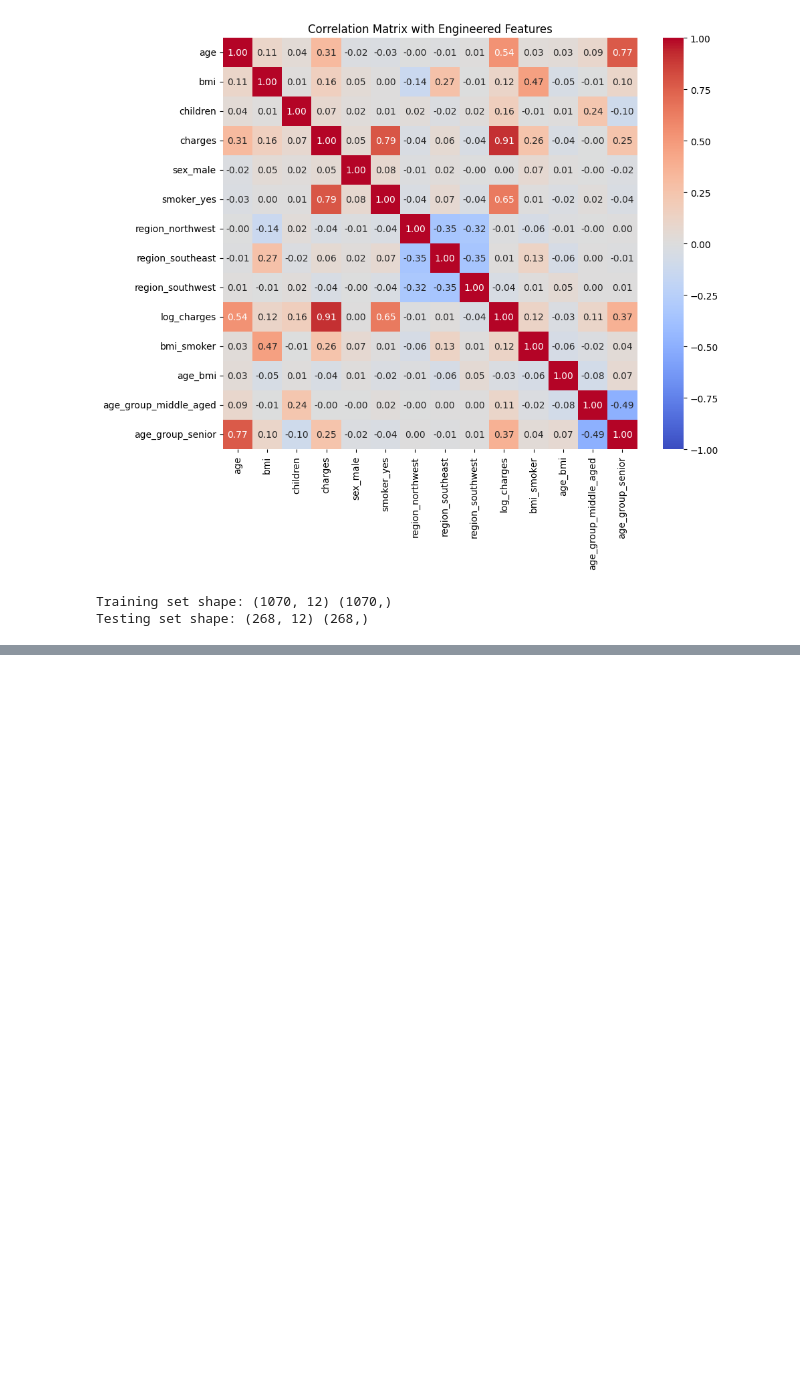
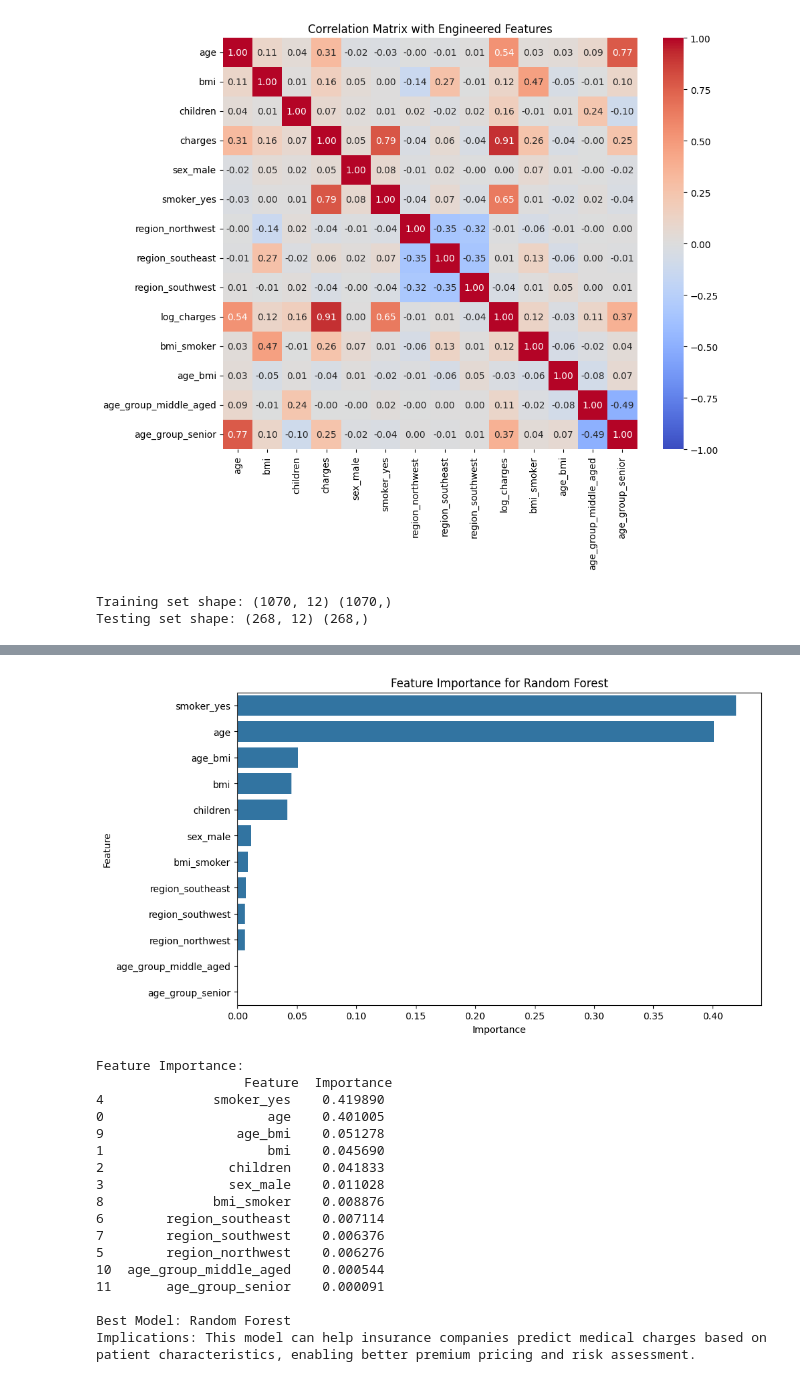
Before and after one commit to FAHIM-M-K/insurance-charges-prediction, a Jupyter notebook: insurance_charges_prediction.ipynb, the cells around one changed output, grey strips where cells are left out. Cells and saved outputs as stored; diff of their text form; code cells hidden in the pictures; blank space fills up the shorter version.

```diff
--- a/insurance_charges_prediction.ipynb
+++ b/insurance_charges_prediction.ipynb
@@ -200,0 +320,47 @@ Testing set shape: (268, 12) (268,)
+# %%
+# Step 9: Model Interpretation
+
+# Feature importance for tree-based models
+if best_model_name in ['Random Forest', 'XGBoost']:
+    feature_importance = pd.DataFrame({
+        'Feature': X_train.columns,
+        'Importance': best_model.feature_importances_
+    }).sort_values('Importance', ascending=False)
+
+    plt.figure(figsize=(10, 6))
+    sns.barplot(x='Importance', y='Feature', data=feature_importance)
+    plt.title(f'Feature Importance for {best_model_name}')
+    plt.xlabel('Importance')
+    plt.show()
+    print("\nFeature Importance:\n", feature_importance)
+
+# Linear Regression coefficients (if best model)
+if best_model_name == 'Linear Regression':
+    coefs = pd.DataFrame({
+        'Feature': X_train.columns,
+        'Coefficient': best_model.coef_
+    }).sort_values('Coefficient', ascending=False)
+    print("\nLinear Regression Coefficients:\n", coefs)
+
+# Practical implications
+print(f"\nBest Model: {best_model_name}")
+print("Implications: This model can help insurance companies predict medical charges based on patient characteristics, enabling better premium pricing and risk assessment.")
+# %% [output]
+[figure, added]
+Feature Importance:
+                   Feature  Importance
+4              smoker_yes    0.419890
+0                     age    0.401005
+9                 age_bmi    0.051278
+1                     bmi    0.045690
+2                children    0.041833
+3                sex_male    0.011028
+8              bmi_smoker    0.008876
+6        region_southeast    0.007114
+7        region_southwest    0.006376
+5        region_northwest    0.006276
+10  age_group_middle_aged    0.000544
+11       age_group_senior    0.000091
+
+Best Model: Random Forest
+Implications: This model can help insurance companies predict medical charges based on patient characteristics, enabling better premium pricing and risk assessment.
```
Also changed, not shown: parts of 4 cells of this notebook.
